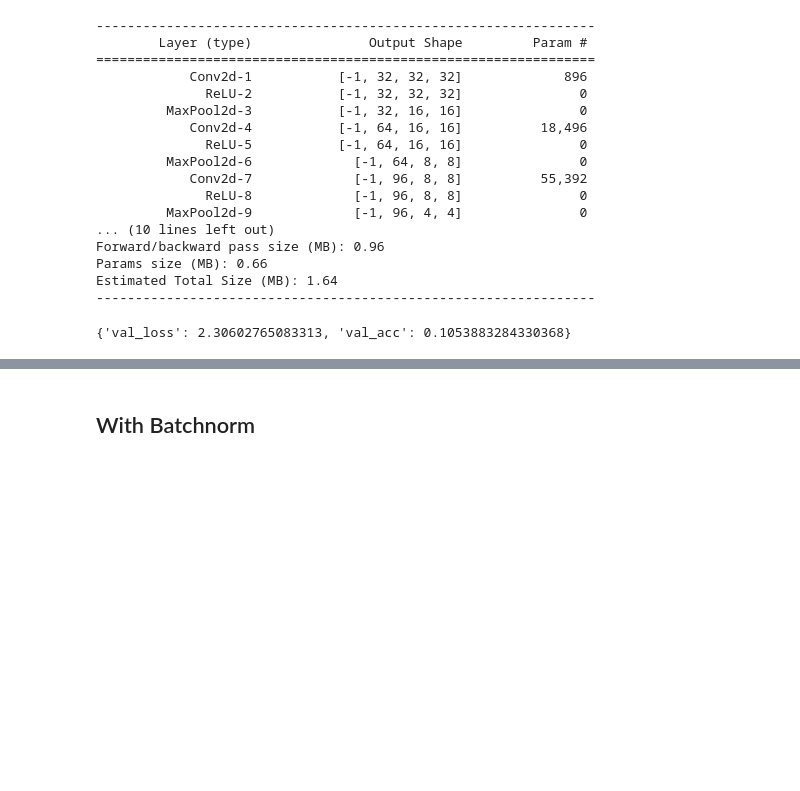
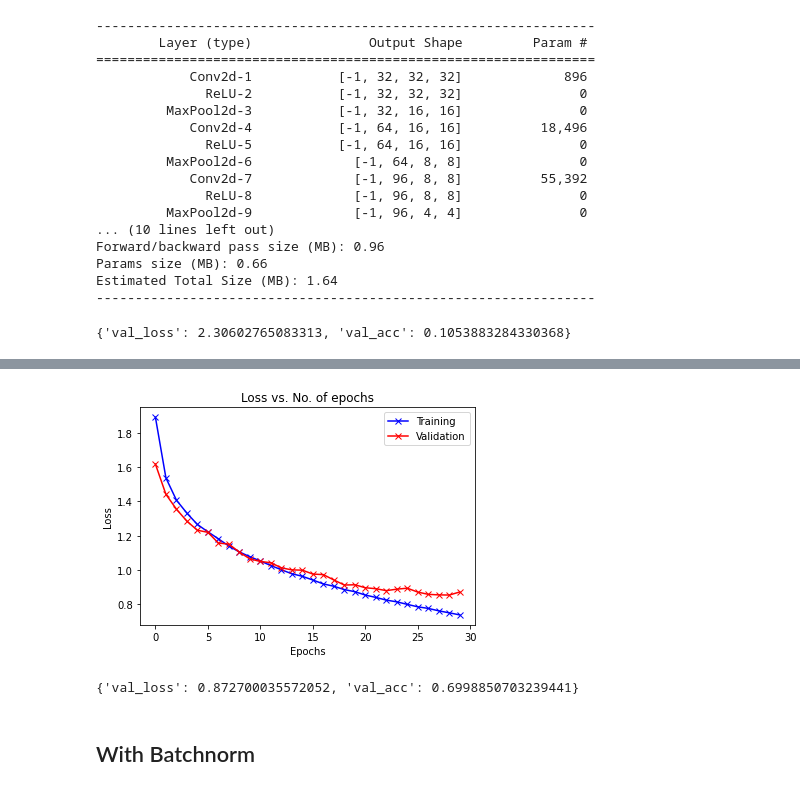
Before and after one commit to Satpat/Convulated-CIFAR10, a Jupyter notebook: code.ipynb, the cells around one changed output, grey strips where cells are left out. Saved outputs shown, nothing was run; the diff lists cells and outputs as text; code cells hidden in the pictures; blank space fills up the shorter version.

```diff
--- a/code.ipynb
+++ b/code.ipynb
@@ -342,3 +437,11 @@ plot_losses(history)
+# %%
+plot_losses(history_base3)
+# %% [output]
+[figure, added]
+# %%
+evaluate(base3, val_dl)
+# %% [output]
+{'val_loss': 0.872700035572052, 'val_acc': 0.6998850703239441}
 # %% [markdown]
 ## With Batchnorm
 # %%
```
Also changed, not shown: parts of 39 cells of this notebook.
